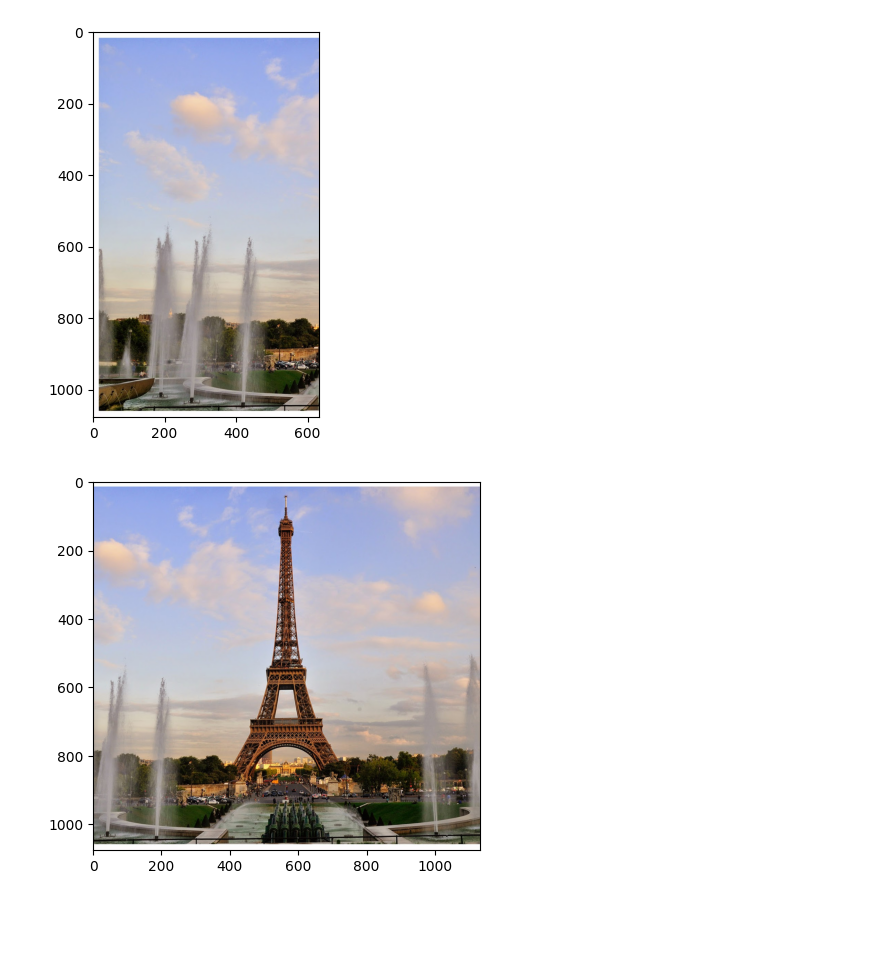
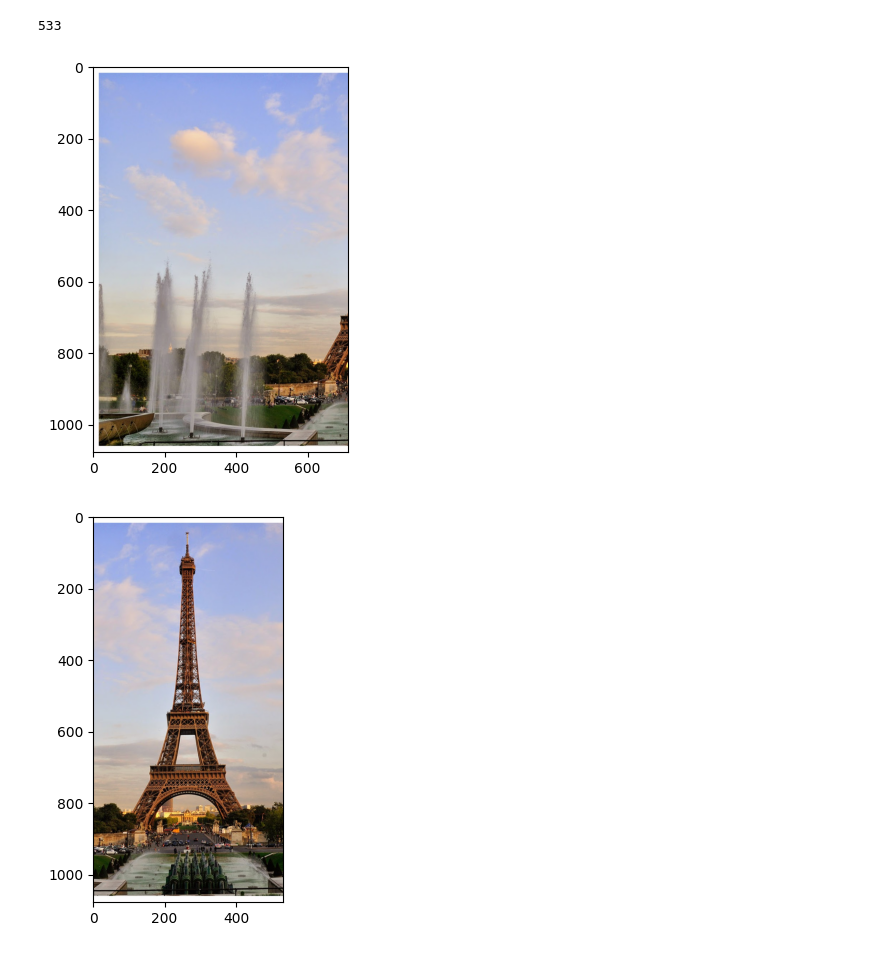
Before and after one commit to 97hackbrian/ArtificialVision, a Jupyter notebook: lab3/matching.ipynb, the cells around one changed output. Drawn from its saved outputs; the diff is of its cells as text; code cells hidden in the pictures; blank space fills up the shorter version.

```diff
--- a/lab3/matching.ipynb
+++ b/lab3/matching.ipynb
@@ -4,29 +4,30 @@ import matplotlib.pyplot as plt
 # %%
 ORimage = cv2.imread('landscape_2.jpg')
 ORimage = cv2.cvtColor(ORimage, cv2.COLOR_BGR2RGB)
 
 height, width, _ = ORimage.shape
 
 
 third_width = (width // 3)
+print(third_width)
 
-
-file_names = [ORimage[:, :third_width+100], ORimage[:, third_width-300:2*third_width+300], ORimage[:, 100-2*third_width:]]
+file_names = [ORimage[:,:third_width+180], ORimage[:, third_width:2*third_width], ORimage[:, 2*third_width-180:]]
 
 
 
 
 #file_names = ['1.jpg','2.jpg','3.jpg']
 
 images = []
 for file_name in file_names:
     #image = cv2.imread(file_name)
     #image = cv2.cvtColor(image, cv2.COLOR_BGR2RGB)
     image=file_name
     plt.figure(figsize=(5,5))
     plt.imshow(image)
 
     images.append(image)
 # %% [output]
+533
-[figure, old version]
+[figure, new version]
-[figure, old version]
+[figure, new version]
```
Also changed, not shown: parts of 2 cells of this notebook, 3 other files.
